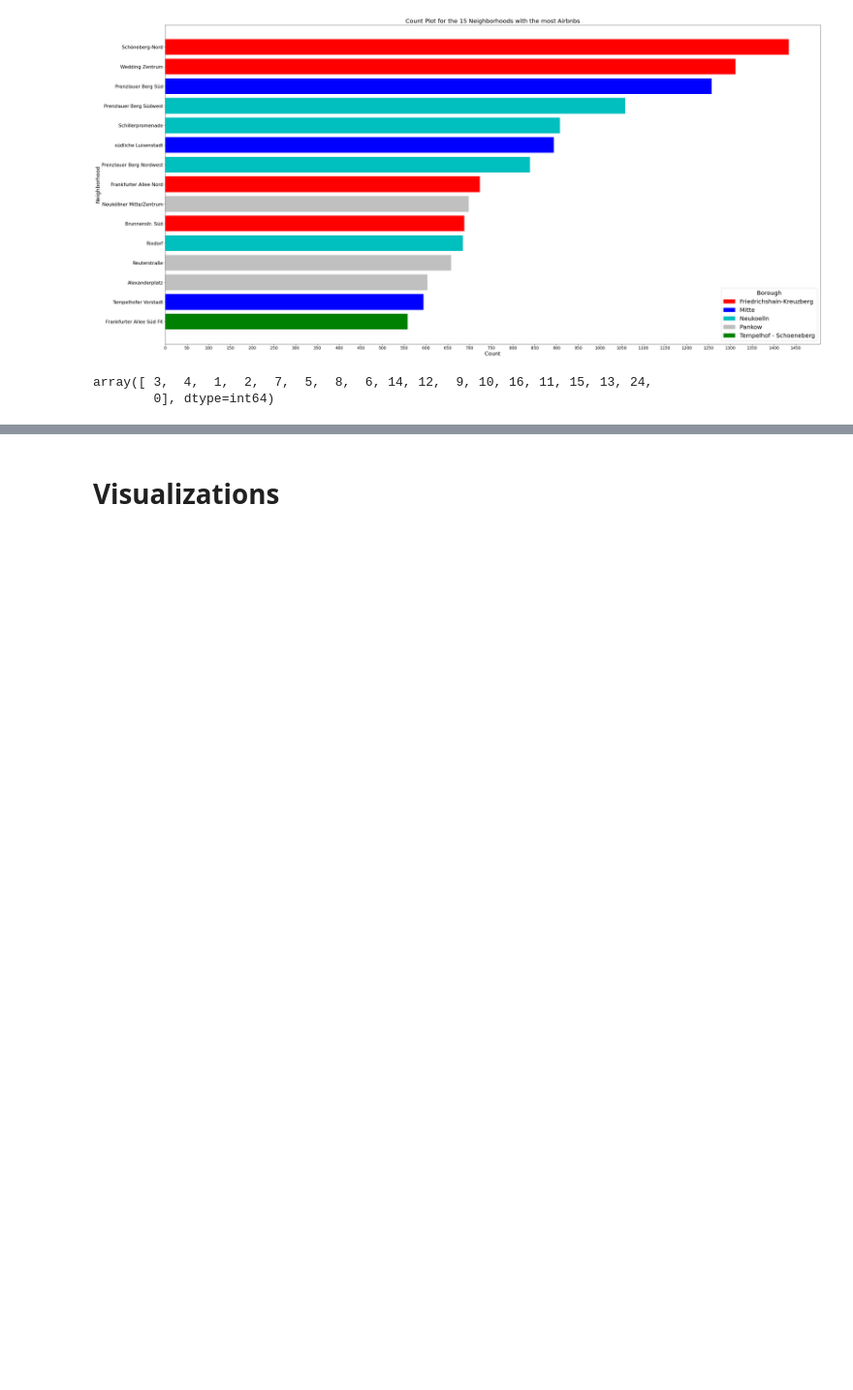
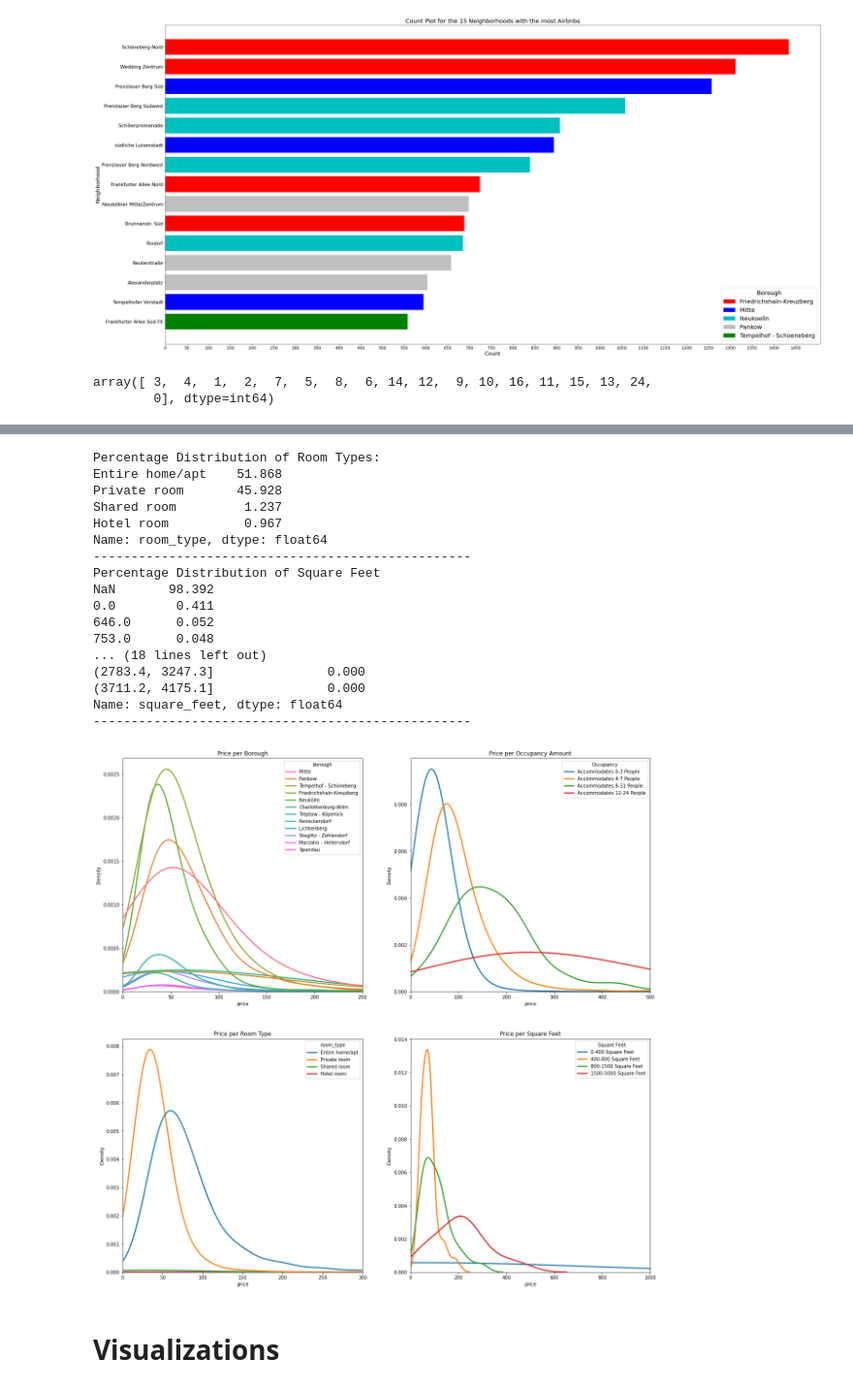
Before and after one commit to alexcerce/Berlin_Airbnb, a Jupyter notebook: Airbnb_Berlin_Main.ipynb, the cells around one changed output, grey strips where cells are left out. Shown at 97% size. Drawn from its saved outputs; the diff is of its cells as text; code cells hidden in the pictures; blank space fills up the shorter version.

```diff
--- a/Airbnb_Berlin_Main.ipynb
+++ b/Airbnb_Berlin_Main.ipynb
@@ -555,3 +568,52 @@ sns.kdeplot(data=listings,x='review_scores_rating',ax=ax[1,0])
+# %%
+fig,ax=plt.subplots(2,2,figsize=(20,20))
+sns.kdeplot(data=listings, x='price', hue='borough', shade=False, clip=(0, 250), linewidth=2.5, ax=ax[0,0])
+ax[0,0].set_xlim(0,250)
+ax[0,0].set_title('Price per Borough')
+sns.kdeplot(data=listings.query('accommodates<4'), x='price', shade=False, clip=(0,500), linewidth=2.5, label='Accommodates 0-3 People', ax=ax[0,1])
+sns.kdeplot(data=listings.query('accommodates>=4 & accommodates<8'), x='price', shade=False, clip=(0,500), linewidth=2.5, label='Accommodates 4-7 People', ax=ax[0,1])
+sns.kdeplot(data=listings.query('accommodates>=8 & accommodates<12'), x='price', shade=False, clip=(0,500), linewidth=2.5, label='Accommodates 8-11 People', ax=ax[0,1])
+sns.kdeplot(data=listings.query('accommodates>=12'), x='price', shade=False, clip=(0,500), linewidth=2.5, label='Accommodates 12-24 People', ax=ax[0,1])
+ax[0,1].set_xlim(0,500)
+ax[0,1].set_title('Price per Occupancy Amount');
+ax[0,1].legend(loc='upper right',title='Occupancy')
+sns.kdeplot(data=listings, x='price', hue='room_type', clip=(0,300), linewidth=2.5, ax=ax[1,0])
+ax[1,0].set_xlim(0,300)
+ax[1,0].set_title('Price per Room Type')
+sns.kdeplot(data=listings.query('square_feet<400 & square_feet>5'), x='price', shade=False, clip=(0,1000), linewidth=2.5, label='0-400 Square Feet', ax=ax[1,1])
+sns.kdeplot(data=listings.query('square_feet>=400 & square_feet<800'), x='price', shade=False, clip=(0,1000), linewidth=2.5, label='400-800 Square Feet', ax=ax[1,1])
+sns.kdeplot(data=listings.query('square_feet>=800 & square_feet<1500'), x='price', shade=False, clip=(0,1000), linewidth=2.5, label='800-1500 Square Feet', ax=ax[1,1])
+sns.kdeplot(data=listings.query('square_feet>=1500'), x='price', shade=False, clip=(0,1000), linewidth=2.5, label='1500-5000 Square Feet', ax=ax[1,1])
+ax[1,1].legend(loc='upper right',title='Square Feet')
+ax[1,1].set_xlim(0,1000)
+ax[1,1].set_title('Price per Square Feet')
+print('Percentage Distribution of Room Types:')
+print(round(listings['room_type'].value_counts(normalize=True)*100,3))
+print('-'*50)
+print('Percentage Distribution of Square Feet')
+print(round(listings['square_feet'].value_counts(normalize=True,dropna=False)*100,3))
+print('');print('Distribution of Square Feet in Bins')
+print(round(listings['square_feet'].value_counts(normalize=True,bins=10)*100,3))
+print('-'*50)
+# %% [output]
+Percentage Distribution of Room Types:
+Entire home/apt    51.868
+Private room       45.928
+Shared room         1.237
+Hotel room          0.967
+Name: room_type, dtype: float64
+--------------------------------------------------
+Percentage Distribution of Square Feet
+NaN       98.392
+0.0        0.411
+646.0      0.052
+753.0      0.048
+... (18 lines left out)
+(2783.4, 3247.3]               0.000
+(3711.2, 4175.1]               0.000
+Name: square_feet, dtype: float64
+--------------------------------------------------
+[figure, added]
 # %% [markdown]
 # Visualizations
 # %% [markdown]
```
Also changed, not shown: parts of 2 cells of this notebook.
